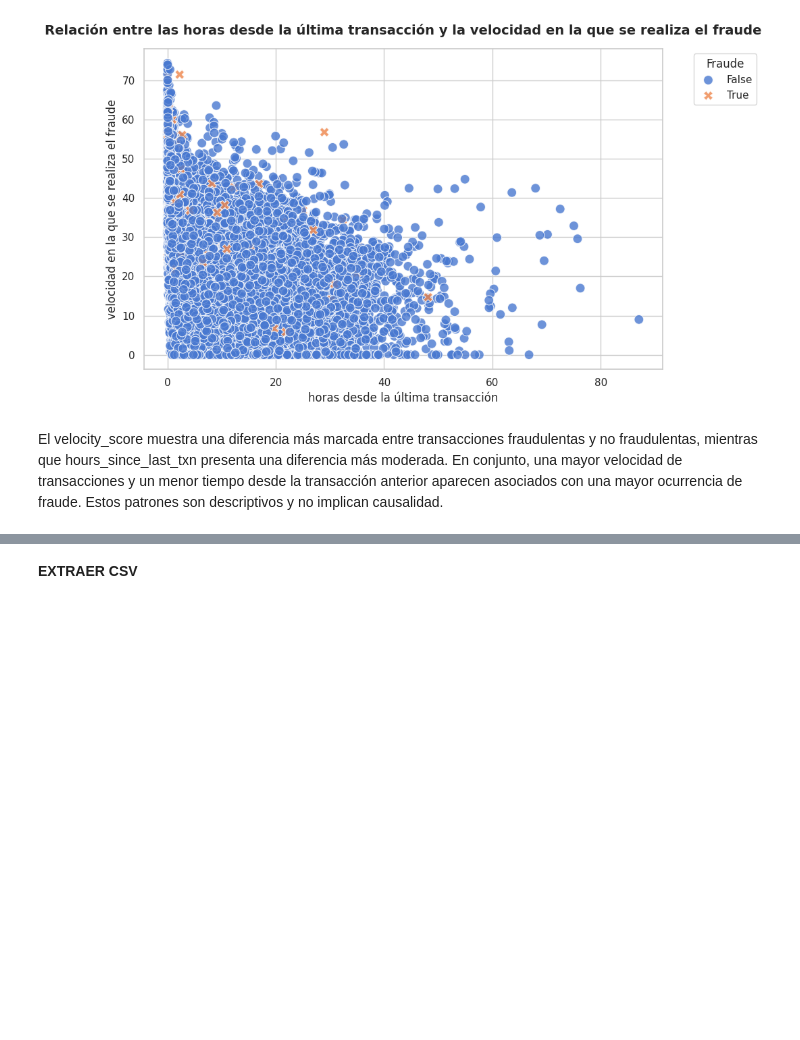
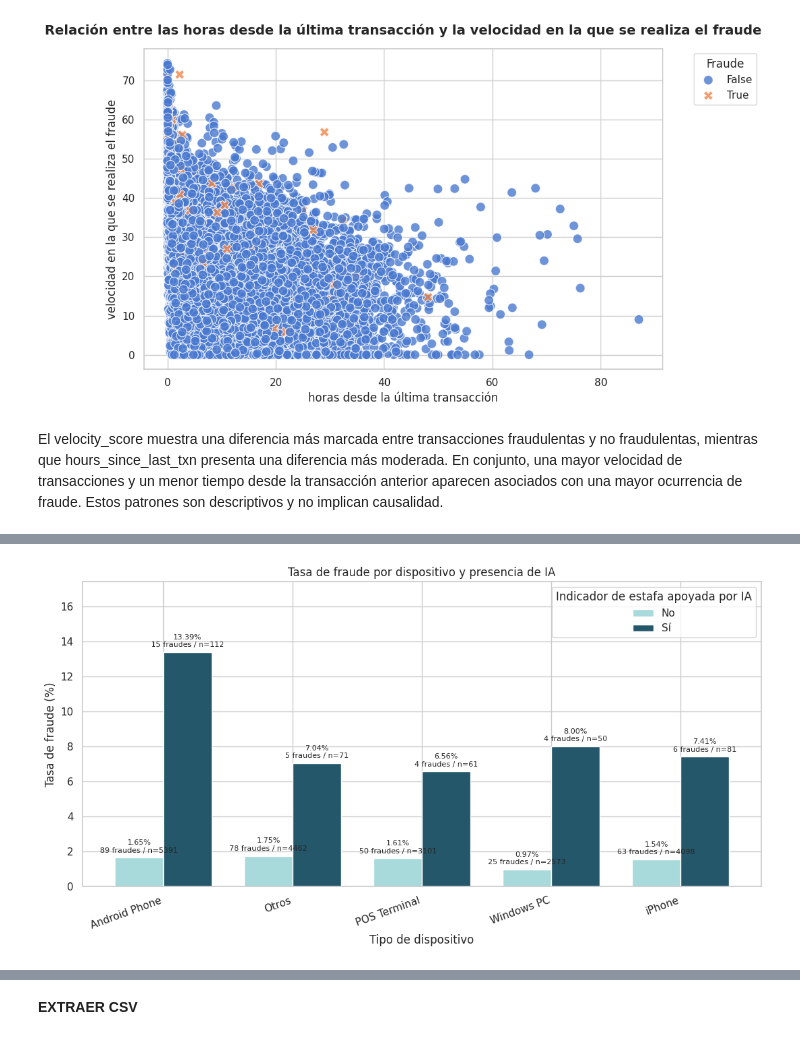
Before and after one commit to nashlypilar-collab/Intro_ciencia_tarea_grupo, a Jupyter notebook: FraudesTDC.ipynb, the cells around one changed output, grey strips where cells are left out. Saved outputs shown, nothing was run; the diff lists cells and outputs as text; code cells hidden in the pictures; blank space fills up the shorter version.

```diff
--- a/FraudesTDC.ipynb
+++ b/FraudesTDC.ipynb
@@ -2396,0 +2375,68 @@ La presencia de un intento de estafa generado o apoyado por IA se asocia con una
+# %%
+# Preparar las tasas
+tabla_tasa_device_ia = (
+    tabla_device_ia["Tasa de fraude (%)"]
+    .unstack(level="is_ai_generated_scam_attempt")
+    .reindex(columns=[False, True])
+)
+
+# Preparar volúmenes y cantidades de fraude
+tabla_volumen_device_ia = (
+    tabla_device_ia["Total transacciones"]
+    .unstack(level="is_ai_generated_scam_attempt")
+    .reindex(columns=[False, True])
+)
+
+tabla_fraudes_device_ia = (
+    tabla_device_ia["Fraude"]
+    .unstack(level="is_ai_generated_scam_attempt")
+    .reindex(columns=[False, True])
+)
+
+fig, ax = plt.subplots(figsize=(11, 6))
+
+tabla_tasa_device_ia.plot(
+    kind="bar",
+    ax=ax,
+    color=["#A8DADC", "#24576A"],
+    width=0.75
+)
+
+ax.set_xlabel("Tipo de dispositivo")
+ax.set_ylabel("Tasa de fraude (%)")
+ax.set_title("Tasa de fraude por dispositivo y presencia de IA")
+ax.set_xticklabels(ax.get_xticklabels(), rotation=20, ha="right")
+ax.legend(
+    title="Indicador de estafa apoyada por IA",
+    labels=["No", "Sí"]
+)
+
+# Etiquetas: tasa, volumen total y fraudes
+for i, dispositivo in enumerate(tabla_tasa_device_ia.index):
+    for j, presencia_ia in enumerate([False, True]):
+        tasa = tabla_tasa_device_ia.loc[dispositivo, presencia_ia]
+        volumen = tabla_volumen_device_ia.loc[dispositivo, presencia_ia]
+        fraudes = tabla_fraudes_device_ia.loc[dispositivo, presencia_ia]
+
+        if pd.notna(tasa):
+            barra_x = i + (j - 0.5) * 0.75 / 2
+            ax.annotate(
+                f"{tasa:.2f}%\n{fraudes:.0f} fraudes / n={volumen:.0f}",
+                xy=(barra_x, tasa),
+                xytext=(0, 4),
+                textcoords="offset points",
+                ha="center",
+                va="bottom",
+                fontsize=8,
+                rotation=0
+            )
+
+ax.set_ylim(
+    0,
+    max(1, np.nanmax(tabla_tasa_device_ia.to_numpy()) * 1.3)
+)
+
+plt.tight_layout()
+plt.show()
+# %% [output]
+[figure, added]
```
Also changed, not shown: parts of 8 cells of this notebook.
